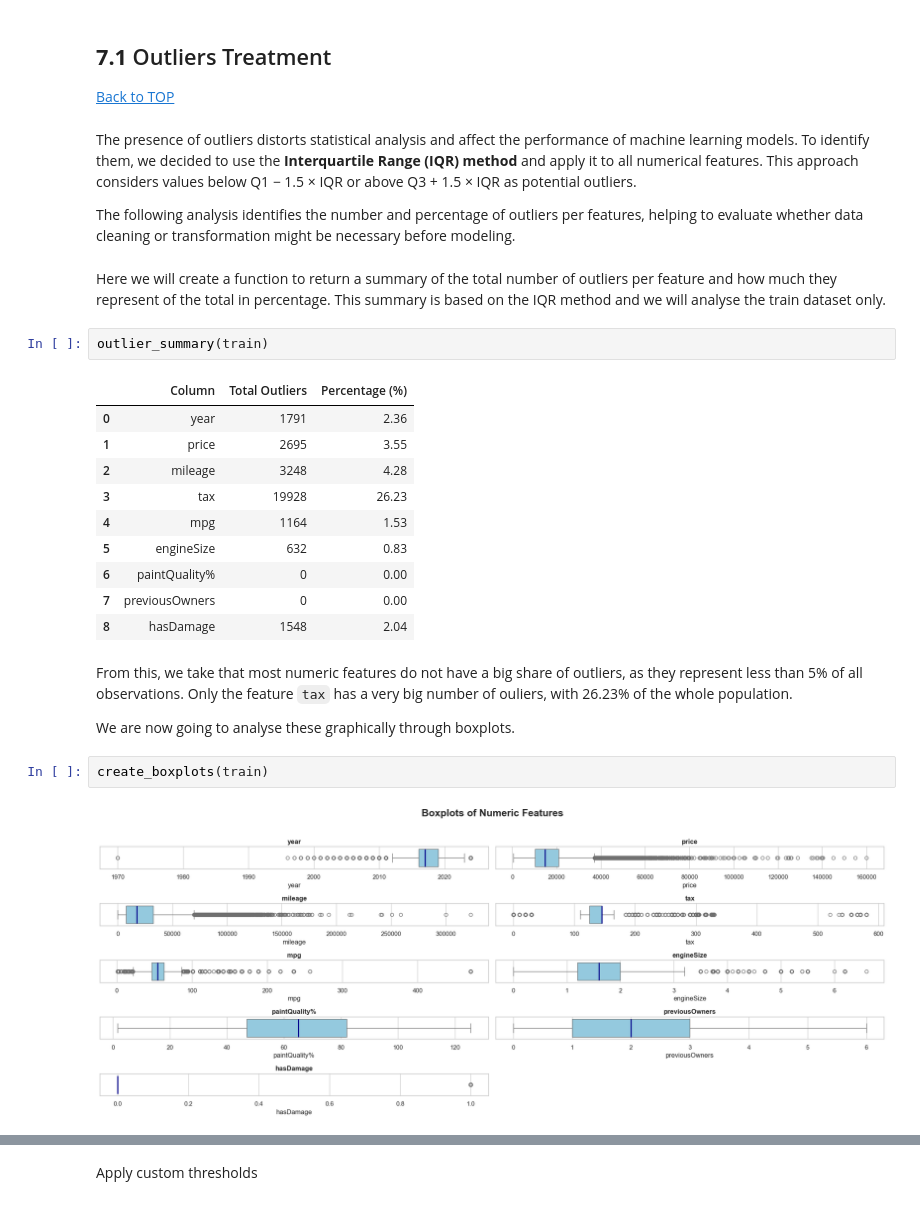
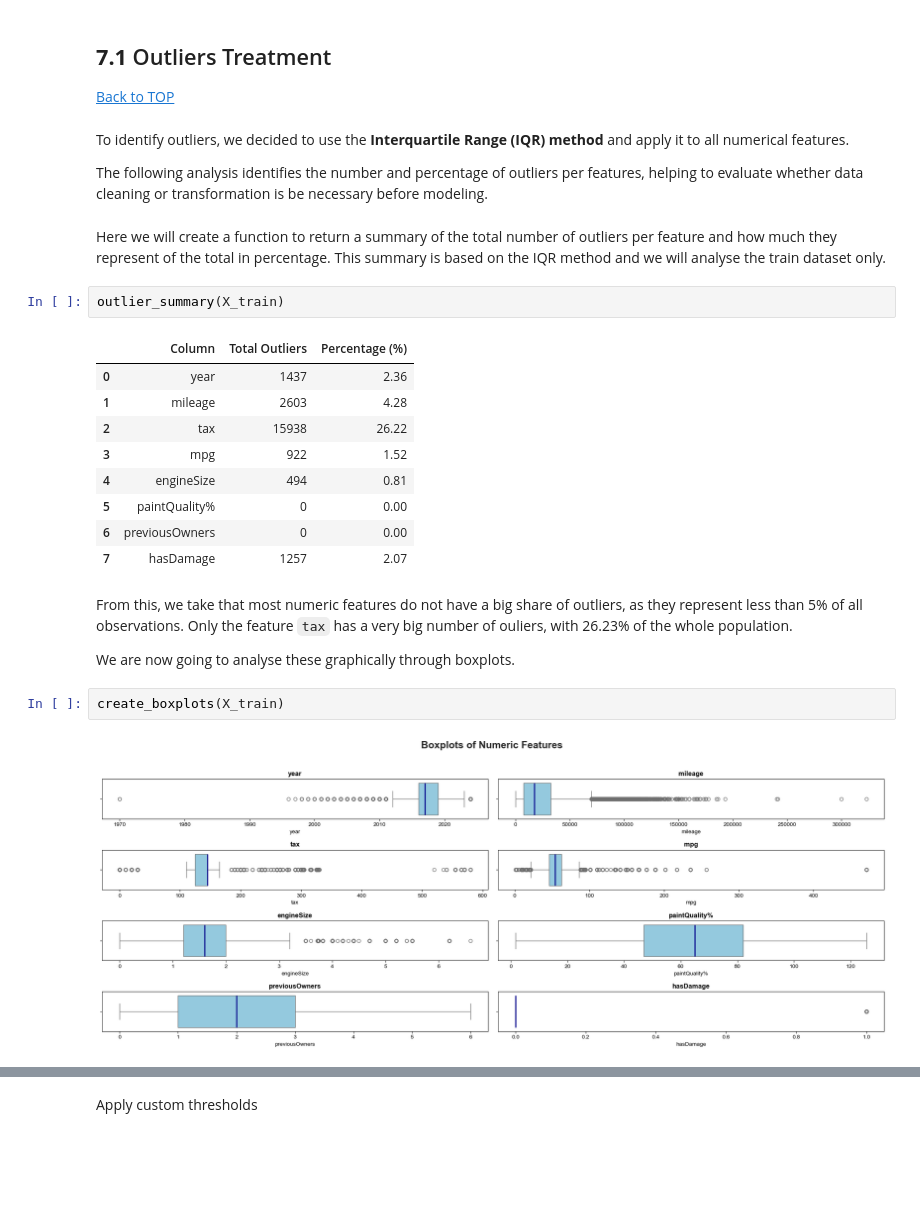
Before and after one commit to mariamiguel720/Machine-Learning-Project-25-26, a Jupyter notebook: ENTREGA FINAL/notebooks/02_Data_Preprocessing.ipynb, the cells around one changed output, grey strips where cells are left out. Saved outputs shown, nothing was run; the diff lists cells and outputs as text; blank space fills up the shorter version.

Commit message:
correções Data Preprocessing

```diff
--- a/ENTREGA FINAL/notebooks/02_Data_Preprocessing.ipynb
+++ b/ENTREGA FINAL/notebooks/02_Data_Preprocessing.ipynb
@@ -371,30 +381,29 @@ X_train_fit = X_train.copy()
 
 [Back to TOP](#TOP)
 # %% [markdown]
-The presence of outliers distorts statistical analysis and affect the performance of machine learning models. To identify them, we decided to use the **Interquartile Range (IQR) method** and apply it to all numerical features. This approach considers values below Q1 − 1.5 × IQR or above Q3 + 1.5 × IQR as potential outliers.
+To identify outliers, we decided to use the **Interquartile Range (IQR) method** and apply it to all numerical features.
 
-The following analysis identifies the number and percentage of outliers per features, helping to evaluate whether data cleaning or transformation might be necessary before modeling.
+The following analysis identifies the number and percentage of outliers per features, helping to evaluate whether data cleaning or transformation is be necessary before modeling.
 # %% [markdown]
 Here we will create a function to return a summary of the total number of outliers per feature and how much they represent of the total in percentage. This summary is based on the IQR method and we will analyse the train dataset only.
 # %%
-outlier_summary(train)
+outlier_summary(X_train)
 # %% [output]
 |  | Column | Total Outliers | Percentage (%) |
-| 0 | year | 1791 | 2.36 |
-| 1 | price | 2695 | 3.55 |
-| 2 | mileage | 3248 | 4.28 |
-| 3 | tax | 19928 | 26.23 |
-| 4 | mpg | 1164 | 1.53 |
-| 5 | engineSize | 632 | 0.83 |
-| 6 | paintQuality% | 0 | 0.00 |
-| 7 | previousOwners | 0 | 0.00 |
-| 8 | hasDamage | 1548 | 2.04 |
+| 0 | year | 1437 | 2.36 |
+| 1 | mileage | 2603 | 4.28 |
+| 2 | tax | 15938 | 26.22 |
+| 3 | mpg | 922 | 1.52 |
+| 4 | engineSize | 494 | 0.81 |
+| 5 | paintQuality% | 0 | 0.00 |
+| 6 | previousOwners | 0 | 0.00 |
+| 7 | hasDamage | 1257 | 2.07 |
 # %% [markdown]
 From this, we take that most numeric features do not have a big share of outliers, as they represent less than 5% of all observations. Only the feature `tax` has a very big number of ouliers, with 26.23% of the whole population.
 
 We are now going to analyse these graphically through boxplots.
 # %%
-create_boxplots(train)
+create_boxplots(X_train)
 # %% [output]
-[figure, old version]
+[figure, new version]
 # %% [markdown]
```
Also changed, not shown: parts of 16 cells of this notebook, 4 other files.
